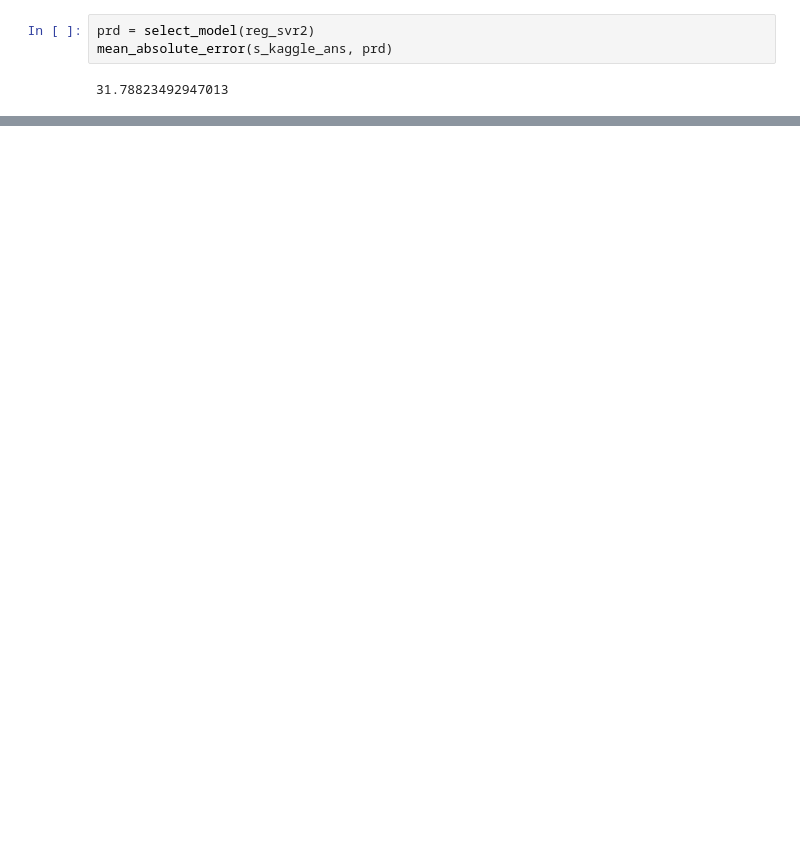
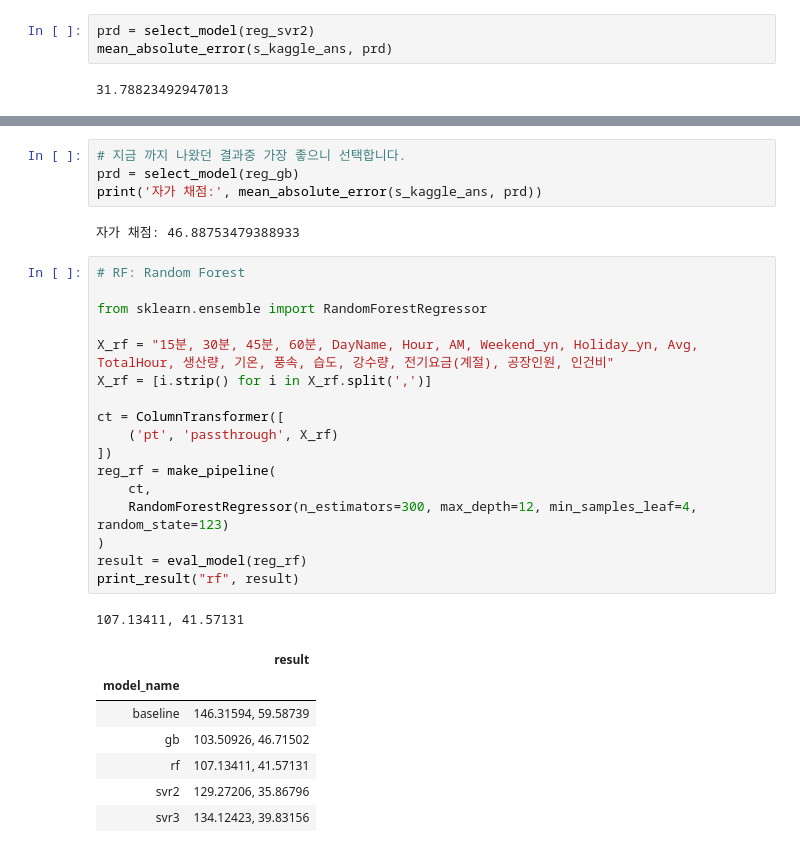
Before and after one commit to sunkusun9/DS_lv3_2404_2, a Jupyter notebook: sec_ds_lv3_prob3_prob_kaggle.ipynb, the cells around one changed output, grey strips where cells are left out. Saved outputs shown, nothing was run; the diff lists cells and outputs as text; blank space fills up the shorter version.

Commit message:
Day1 Kaggle 노트 올립니다.

```diff
--- a/sec_ds_lv3_prob3_prob_kaggle.ipynb
+++ b/sec_ds_lv3_prob3_prob_kaggle.ipynb
@@ -219,0 +278,32 @@ pd.DataFrame(s_hist).groupby('model_name').last()
+# %%
+# 지금 까지 나왔던 결과중 가장 좋으니 선택합니다.
+prd = select_model(reg_gb)
+print('자가 채점:', mean_absolute_error(s_kaggle_ans, prd))
+# %% [output]
+자가 채점: 46.88753479388933
+# %%
+# RF: Random Forest
+
+from sklearn.ensemble import RandomForestRegressor
+
+X_rf = "15분, 30분, 45분, 60분, DayName, Hour, AM, Weekend_yn, Holiday_yn, Avg, TotalHour, 생산량, 기온, 풍속, 습도, 강수량, 전기요금(계절), 공장인원, 인건비"
+X_rf = [i.strip() for i in X_rf.split(',')]
+
+ct = ColumnTransformer([
+    ('pt', 'passthrough', X_rf)
+])
+reg_rf = make_pipeline(
+    ct,
+    RandomForestRegressor(n_estimators=300, max_depth=12, min_samples_leaf=4, random_state=123)
+)
+result = eval_model(reg_rf)
+print_result("rf", result)
+# %% [output]
+107.13411, 41.57131
+|  | result |
+| model_name |  |
+| baseline | 146.31594, 59.58739 |
+| gb | 103.50926, 46.71502 |
+| rf | 107.13411, 41.57131 |
+| svr2 | 129.27206, 35.86796 |
+| svr3 | 134.12423, 39.83156 |
```
Also changed, not shown: parts of 14 cells of this notebook.
